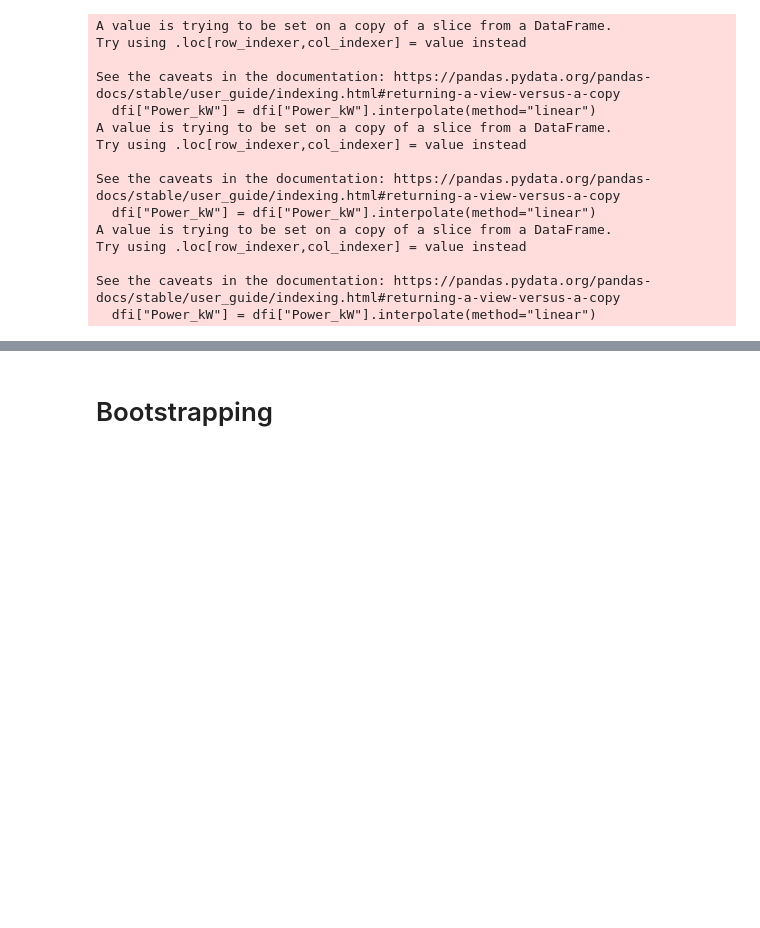
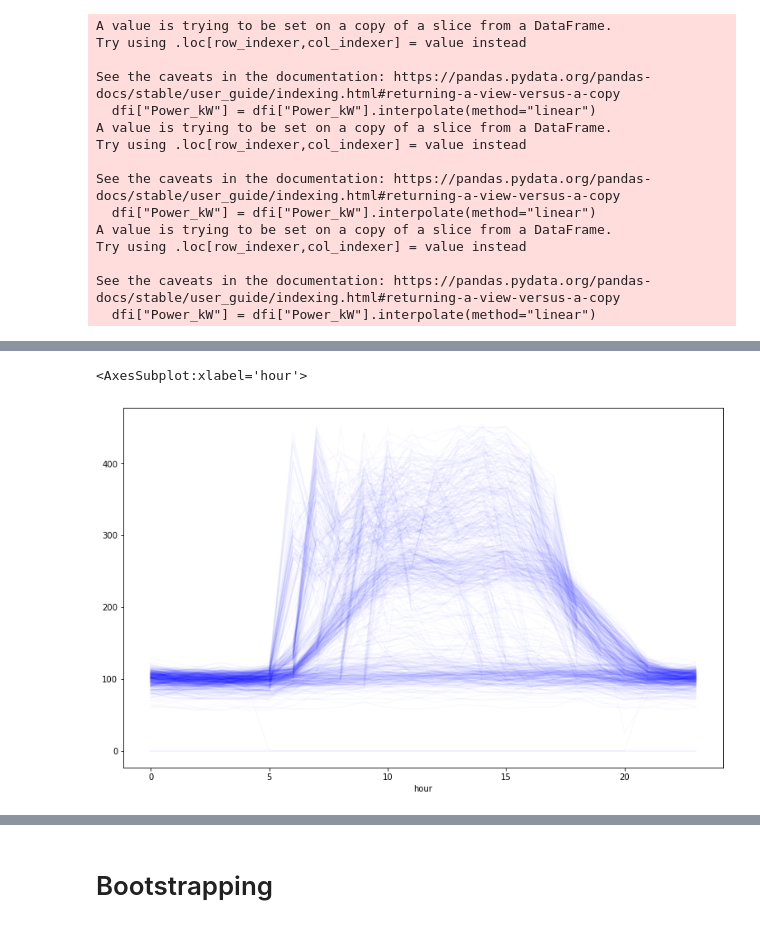
Before and after one commit to valerb997/Project-1, a Jupyter notebook: Model - Copy/Model.ipynb, the cells around one changed output, grey strips where cells are left out. Cells and saved outputs as stored; diff of their text form; code cells hidden in the pictures; blank space fills up the shorter version.

Commit message:
Model changes

```diff
--- a/Model - Copy/Model.ipynb
+++ b/Model - Copy/Model.ipynb
@@ -507,0 +565,7 @@ See the caveats in the documentation: https://pandas.pydata.org/pandas-docs/stab
+# %%
+# create kmeans object
+
+model = KMeans(n_clusters=3).fit(cluster_data)
+pred = model.labels_
+
+pred
@@ -507,0 +587,3 @@ See the caveats in the documentation: https://pandas.pydata.org/pandas-docs/stab
+# %%
+cluster_data['Cluster']=pred
+cluster_data
@@ -507,0 +610,12 @@ See the caveats in the documentation: https://pandas.pydata.org/pandas-docs/stab
+# %%
+dfi=cluster_data
+dfi=dfi.drop(columns=['temp_C','solarRad_W/m2','rain_day','WeekDay','Cluster'])
+dfi.rename(columns = {'Power_kW': 'Power'}, inplace = True)
+
+
+df_pivot=dfi.groupby(by=['date', 'hour']).Power.sum().unstack()
+df_pivot = dfi_pivot.dropna()
+df_pivot.T.plot(figsize=(13,8), legend=False, color='blue', alpha=0.02)
+# %% [output]
+<AxesSubplot:xlabel='hour'>
+[figure, added]
```
Also changed, not shown: parts of 23 cells of this notebook.
